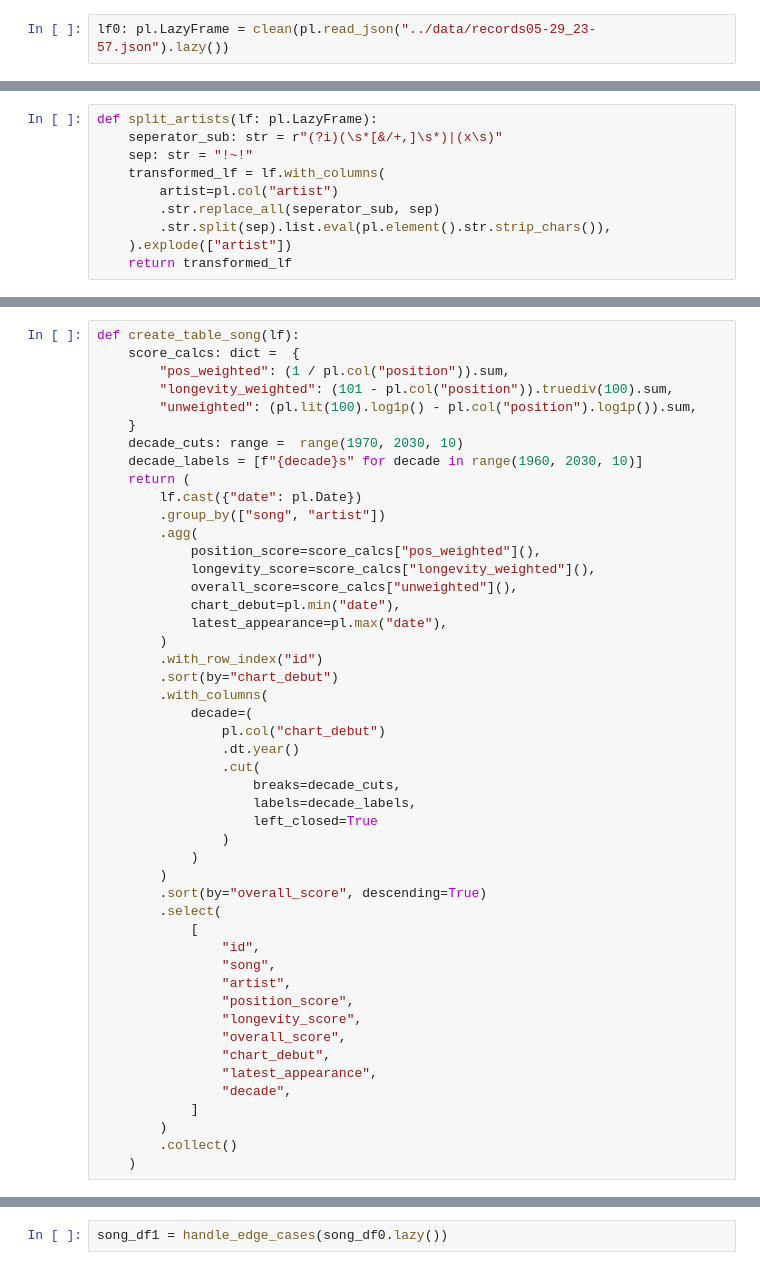
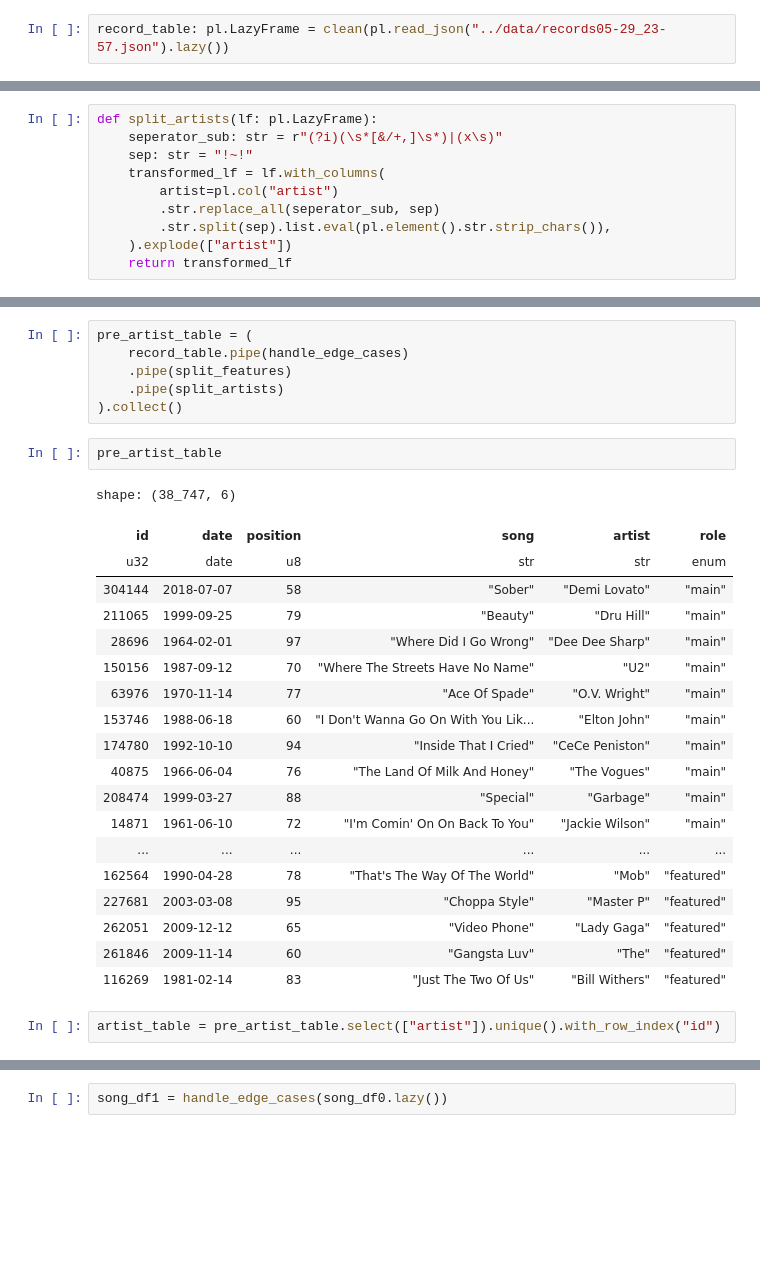
Before and after one commit to ashley-logan/billboard-project, a Jupyter notebook: etl/test_edge_cases.ipynb, the cells around one changed output, grey strips where cells are left out. Cells and saved outputs as stored; diff of their text form; blank space fills up the shorter version.

```diff
--- a/etl/test_edge_cases.ipynb
+++ b/etl/test_edge_cases.ipynb
@@ -19,2 +11,2 @@ def clean(lf):
 # %%
-lf0: pl.LazyFrame = clean(pl.read_json("../data/records05-29_23-57.json").lazy())
+record_table: pl.LazyFrame = clean(pl.read_json("../data/records05-29_23-57.json").lazy())
@@ -94,48 +132,30 @@ shape: (7, 6)
-# %%
-def create_table_song(lf):
-    score_calcs: dict =  {
-        "pos_weighted": (1 / pl.col("position")).sum,
-        "longevity_weighted": (101 - pl.col("position")).truediv(100).sum,
-        "unweighted": (pl.lit(100).log1p() - pl.col("position").log1p()).sum,
-    }
-    decade_cuts: range =  range(1970, 2030, 10)
-    decade_labels = [f"{decade}s" for decade in range(1960, 2030, 10)]
-    return (
-        lf.cast({"date": pl.Date})
-        .group_by(["song", "artist"])
-        .agg(
-            position_score=score_calcs["pos_weighted"](),
-            longevity_score=score_calcs["longevity_weighted"](),
-            overall_score=score_calcs["unweighted"](),
-            chart_debut=pl.min("date"),
-            latest_appearance=pl.max("date"),
-        )
-        .with_row_index("id")
-        .sort(by="chart_debut")
-        .with_columns(
-            decade=(
-                pl.col("chart_debut")
-                .dt.year()
-                .cut(
-                    breaks=decade_cuts,
-                    labels=decade_labels,
-                    left_closed=True
-                )
-            )
-        )
-        .sort(by="overall_score", descending=True)
-        .select(
-            [
-                "id",
-                "song",
-                "artist",
-                "position_score",
-                "longevity_score",
-                "overall_score",
-                "chart_debut",
-                "latest_appearance",
-                "decade",
-            ]
-        )
-        .collect()
-    )
+# %%
+pre_artist_table = (
+    record_table.pipe(handle_edge_cases)
+    .pipe(split_features)
+    .pipe(split_artists)
+).collect()
+# %%
+pre_artist_table
+# %% [output]
+shape: (38_747, 6)
+| id | date | position | song | artist | role |
+| u32 | date | u8 | str | str | enum |
+| 304144 | 2018-07-07 | 58 | "Sober" | "Demi Lovato" | "main" |
+| 211065 | 1999-09-25 | 79 | "Beauty" | "Dru Hill" | "main" |
+| 28696 | 1964-02-01 | 97 | "Where Did I Go Wrong" | "Dee Dee Sharp" | "main" |
+| 150156 | 1987-09-12 | 70 | "Where The Streets Have No Name" | "U2" | "main" |
+| 63976 | 1970-11-14 | 77 | "Ace Of Spade" | "O.V. Wright" | "main" |
+| 153746 | 1988-06-18 | 60 | "I Don't Wanna Go On With You Lik... | "Elton John" | "main" |
+| 174780 | 1992-10-10 | 94 | "Inside That I Cried" | "CeCe Peniston" | "main" |
+| 40875 | 1966-06-04 | 76 | "The Land Of Milk And Honey" | "The Vogues" | "main" |
+| 208474 | 1999-03-27 | 88 | "Special" | "Garbage" | "main" |
+| 14871 | 1961-06-10 | 72 | "I'm Comin' On On Back To You" | "Jackie Wilson" | "main" |
+| ... | ... | ... | ... | ... | ... |
+| 162564 | 1990-04-28 | 78 | "That's The Way Of The World" | "Mob" | "featured" |
+| 227681 | 2003-03-08 | 95 | "Choppa Style" | "Master P" | "featured" |
+| 262051 | 2009-12-12 | 65 | "Video Phone" | "Lady Gaga" | "featured" |
+| 261846 | 2009-11-14 | 60 | "Gangsta Luv" | "The" | "featured" |
+| 116269 | 1981-02-14 | 83 | "Just The Two Of Us" | "Bill Withers" | "featured" |
+# %%
+artist_table = pre_artist_table.select(["artist"]).unique().with_row_index("id")
```
Also changed, not shown: parts of 15 cells of this notebook, 3 other files.
